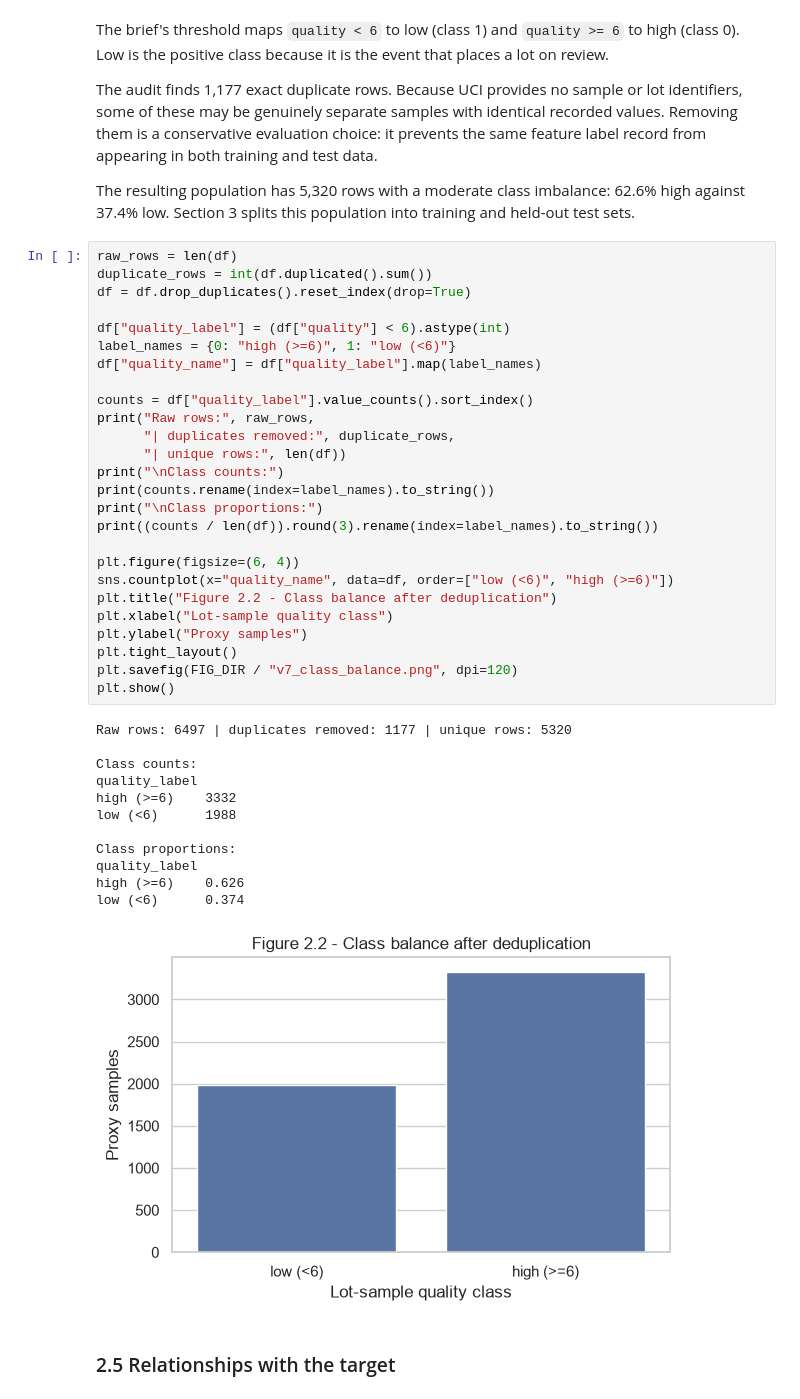
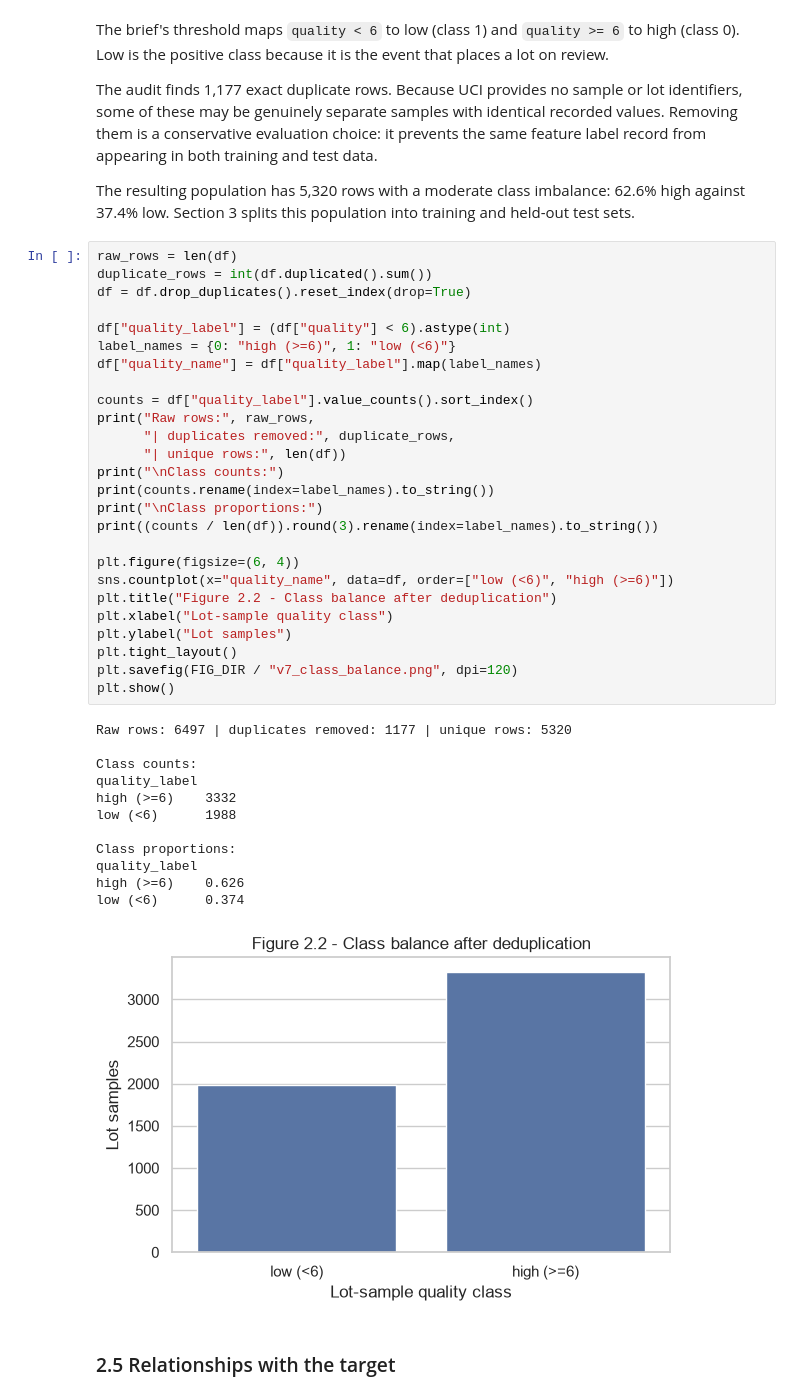
Before and after one commit to lfariabr/masters-swe-ai, a Jupyter notebook: 2026-T2/MLN/assignments/Assessment2/notebook/MLN601FariaLuisBrief2v7.ipynb, the cells around one changed output. Saved outputs shown, nothing was run; the diff lists cells and outputs as text.

```diff
--- a/2026-T2/MLN/assignments/Assessment2/notebook/MLN601FariaLuisBrief2v7.ipynb
+++ b/2026-T2/MLN/assignments/Assessment2/notebook/MLN601FariaLuisBrief2v7.ipynb
@@ -362,35 +362,35 @@ label_names = {0: "high (>=6)", 1: "low (<6)"}
 df["quality_name"] = df["quality_label"].map(label_names)
 
 counts = df["quality_label"].value_counts().sort_index()
 print("Raw rows:", raw_rows,
       "| duplicates removed:", duplicate_rows,
       "| unique rows:", len(df))
 print("\nClass counts:")
 print(counts.rename(index=label_names).to_string())
 print("\nClass proportions:")
 print((counts / len(df)).round(3).rename(index=label_names).to_string())
 
 plt.figure(figsize=(6, 4))
 sns.countplot(x="quality_name", data=df, order=["low (<6)", "high (>=6)"])
 plt.title("Figure 2.2 - Class balance after deduplication")
 plt.xlabel("Lot-sample quality class")
-plt.ylabel("Proxy samples")
+plt.ylabel("Lot samples")
 plt.tight_layout()
 plt.savefig(FIG_DIR / "v7_class_balance.png", dpi=120)
 plt.show()
 # %% [output]
 Raw rows: 6497 | duplicates removed: 1177 | unique rows: 5320
 
 Class counts:
 quality_label
 high (>=6)    3332
 low (<6)      1988
 
 Class proportions:
 quality_label
 high (>=6)    0.626
 low (<6)      0.374
-[figure, old version]
+[figure, new version]
 # %% [markdown]
 ### 2.5 Relationships with the target
 # %% [markdown]
```
Also changed, not shown: parts of 8 cells of this notebook, 5 other files.
